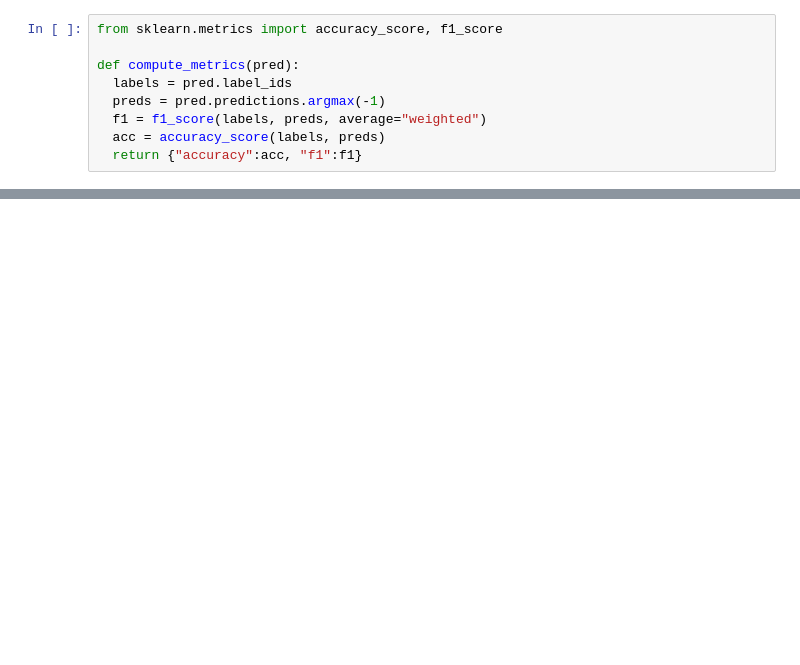
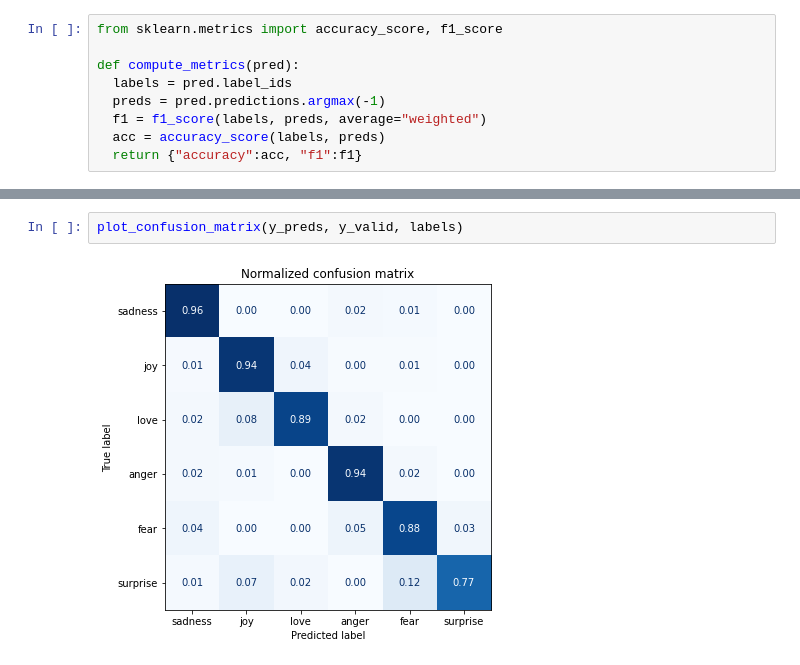
Before and after one commit to gabrielwithappy/dacon_aisr, a Jupyter notebook: huggingface_chap2.ipynb, the cells around one changed output, grey strips where cells are left out. Drawn from its saved outputs; the diff is of its cells as text; blank space fills up the shorter version.

```diff
--- a/huggingface_chap2.ipynb
+++ b/huggingface_chap2.ipynb
@@ -772,0 +795,4 @@ y_preds = np.argmax(preds_output.predictions, axis = 1)
+# %%
+plot_confusion_matrix(y_preds, y_valid, labels)
+# %% [output]
+[figure, added]
```
Also changed, not shown: parts of 31 cells of this notebook.
